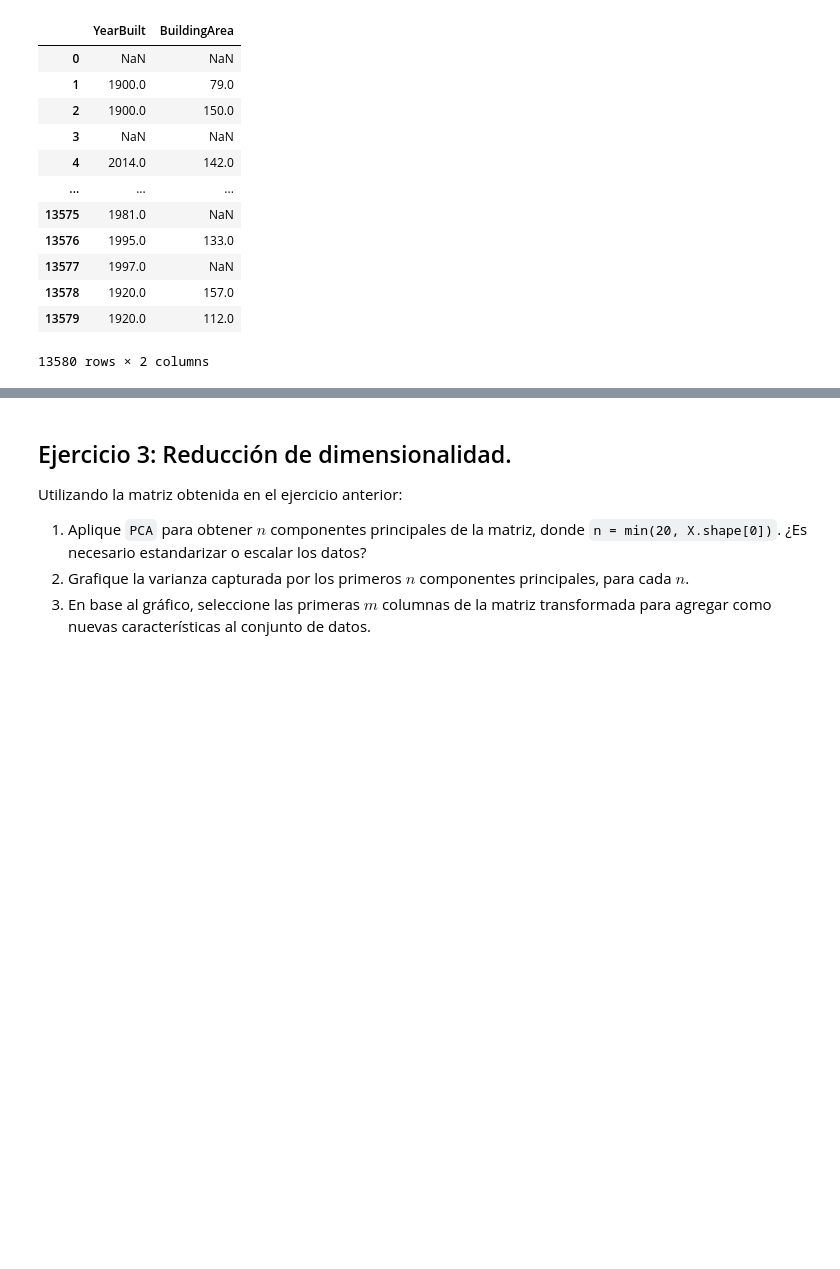
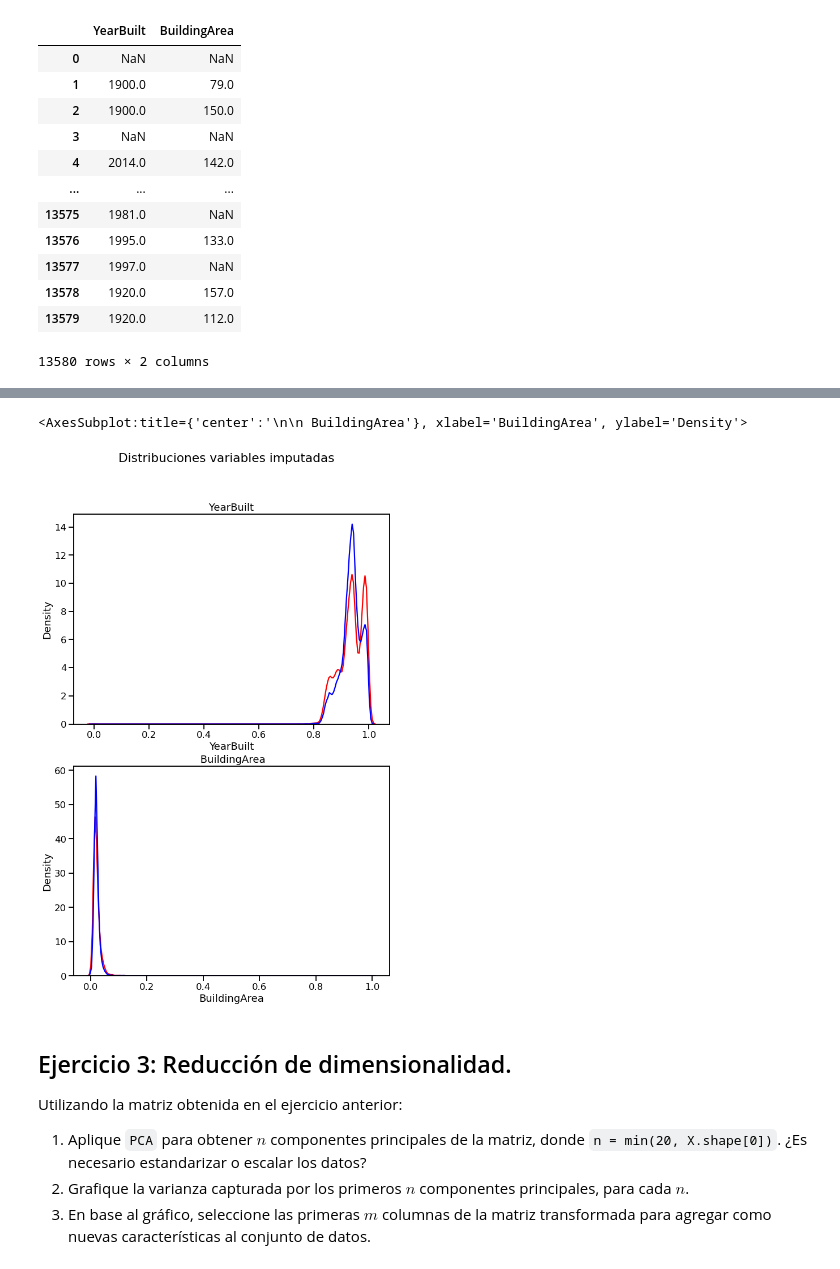
Before and after one commit to eliasexequiel/diplodatos, a Jupyter notebook: 02_analisis_y_curacion/entregable_parte2_wolfmann.ipynb, the cells around one changed output, grey strips where cells are left out. Cells and saved outputs as stored; diff of their text form; code cells hidden in the pictures; blank space fills up the shorter version.

```diff
--- a/02_analisis_y_curacion/entregable_parte2_wolfmann.ipynb
+++ b/02_analisis_y_curacion/entregable_parte2_wolfmann.ipynb
@@ -248,3 +259,25 @@ dtype: bool
+# %%
+fig, axes = plt.subplots(2, figsize=(10, 15))
+fig.suptitle('Distribuciones variables imputadas')
+color1='red'
+color2='blue'
+seaborn.kdeplot(ax=axes[0], x=merged_unique_df['YearBuilt'], color=color1)
+axes[0].set_title("\n\n YearBuilt ")
+seaborn.kdeplot(ax=axes[0], x=merged_unique_df_imputer['YearBuilt'], color=color2)
+#axes[1, 0].set_title("\n\n YearBuilt with knn imputer")
+
+seaborn.kdeplot(ax=axes[1], x=merged_unique_df['BuildingArea'], color=color1)
+axes[1].set_title("\n\n BuildingArea")
+seaborn.kdeplot(ax=axes[1], x=merged_unique_df_imputer['BuildingArea'], color=color2)
+#axes[1, 1].set_title("\n\n BuildingArea with knn imputer")
+
+#seaborn.histplot(ax=axes[2, 0], x=merged_unique_df['YearBuilt'].fillna(value=merged_unique_df['YearBuilt'].mean()),kde=True, color=color1)
+#axes[2, 0].set_title("\n\n YearBuilt with fillna imputer")
+#seaborn.histplot(ax=axes[2, 1], x=merged_unique_df['BuildingArea'].fillna(value=merged_unique_df['BuildingArea'].mean()),kde=True, color=color2)
+#axes[2, 1].set_title("\n\n BuildingArea with fillna imputer")
+# %% [output]
+<AxesSubplot:title={'center':'\n\n BuildingArea'}, xlabel='BuildingArea', ylabel='Density'>
+[figure, added]
 # %% [markdown]
 ## Ejercicio 3: Reducción de dimensionalidad.
 
```
Also changed, not shown: parts of 17 cells of this notebook, 1 other file.
